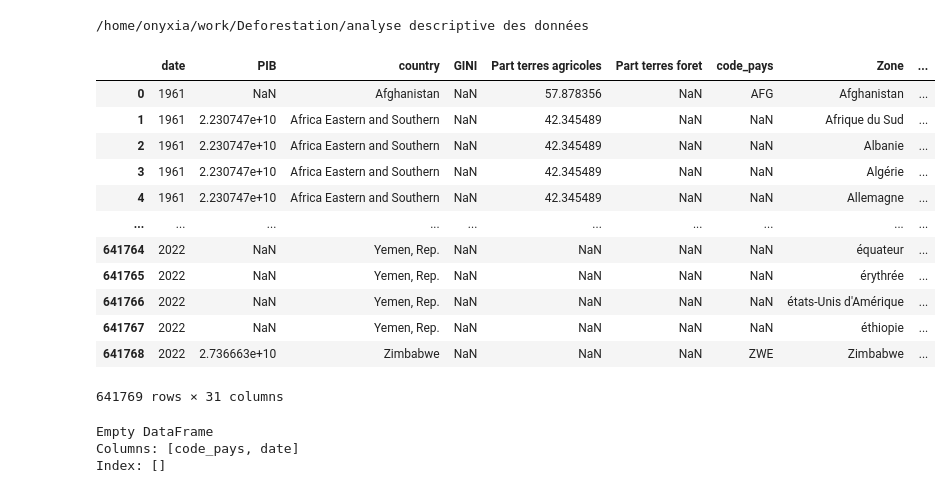
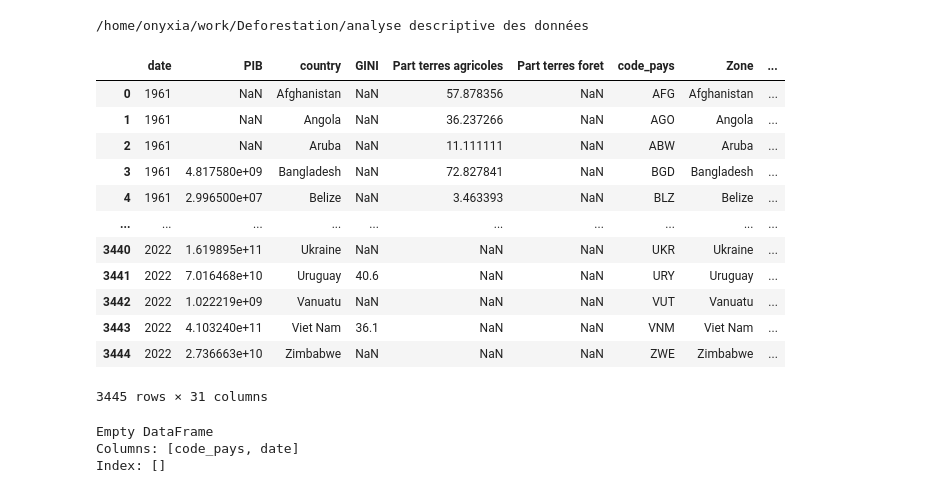
Before and after one commit to marine-huchet/Deforestation, a Jupyter notebook: analyse descriptive des données/analyse descriptive.ipynb, the cells around one changed output. Saved outputs shown, nothing was run; the diff lists cells and outputs as text; code cells hidden in the pictures.

```diff
--- a/analyse descriptive des données/analyse descriptive.ipynb
+++ b/analyse descriptive des données/analyse descriptive.ipynb
@@ -13,27 +13,27 @@ print(os.getcwd())
 # %%
 # Importer les données obtenues précédement
 data_BM = pd.read_csv('/home/onyxia/work/Deforestation/Données API/data_BM.csv')
-data_FAO_pivot = pd.read_csv('/home/onyxia/work/Deforestation/CSV_FAO/data_FAO_pivot.csv')
+data_FAO_pivot = pd.read_csv('/home/onyxia/work/Deforestation/CSV_FAO/data_FAO_pivot.csv', sep=";")
 
 
 
 # On merge les données de la FAO et de la Banque Mondiale
 data = pd.merge(data_BM, data_FAO_pivot, left_on=['code_pays', 'date'], right_on=['code_pays', 'Année'], how='inner')
 data
 # %% [output]
 |  | date | PIB | country | GINI | Part terres agricoles | Part terres foret | code_pays | Zone | ... |
 | 0 | 1961 | NaN | Afghanistan | NaN | 57.878356 | NaN | AFG | Afghanistan | ... |
-| 1 | 1961 | 2.230747e+10 | Africa Eastern and Southern | NaN | 42.345489 | NaN | NaN | Afrique du Sud | ... |
-| 2 | 1961 | 2.230747e+10 | Africa Eastern and Southern | NaN | 42.345489 | NaN | NaN | Albanie | ... |
-| 3 | 1961 | 2.230747e+10 | Africa Eastern and Southern | NaN | 42.345489 | NaN | NaN | Algérie | ... |
-| 4 | 1961 | 2.230747e+10 | Africa Eastern and Southern | NaN | 42.345489 | NaN | NaN | Allemagne | ... |
+| 1 | 1961 | NaN | Angola | NaN | 36.237266 | NaN | AGO | Angola | ... |
+| 2 | 1961 | NaN | Aruba | NaN | 11.111111 | NaN | ABW | Aruba | ... |
+| 3 | 1961 | 4.817580e+09 | Bangladesh | NaN | 72.827841 | NaN | BGD | Bangladesh | ... |
+| 4 | 1961 | 2.996500e+07 | Belize | NaN | 3.463393 | NaN | BLZ | Belize | ... |
 | ... | ... | ... | ... | ... | ... | ... | ... | ... | ... |
-| 641764 | 2022 | NaN | Yemen, Rep. | NaN | NaN | NaN | NaN | équateur | ... |
-| 641765 | 2022 | NaN | Yemen, Rep. | NaN | NaN | NaN | NaN | érythrée | ... |
-| 641766 | 2022 | NaN | Yemen, Rep. | NaN | NaN | NaN | NaN | états-Unis d'Amérique | ... |
-| 641767 | 2022 | NaN | Yemen, Rep. | NaN | NaN | NaN | NaN | éthiopie | ... |
-| 641768 | 2022 | 2.736663e+10 | Zimbabwe | NaN | NaN | NaN | ZWE | Zimbabwe | ... |
+| 3440 | 2022 | 1.619895e+11 | Ukraine | NaN | NaN | NaN | UKR | Ukraine | ... |
+| 3441 | 2022 | 7.016468e+10 | Uruguay | 40.6 | NaN | NaN | URY | Uruguay | ... |
+| 3442 | 2022 | 1.022219e+09 | Vanuatu | NaN | NaN | NaN | VUT | Vanuatu | ... |
+| 3443 | 2022 | 4.103240e+11 | Viet Nam | 36.1 | NaN | NaN | VNM | Viet Nam | ... |
+| 3444 | 2022 | 2.736663e+10 | Zimbabwe | NaN | NaN | NaN | ZWE | Zimbabwe | ... |
-641769 rows × 31 columns
+3445 rows × 31 columns
 # %%
 print(data.loc[data["country"]=="Monde",["code_pays","date"]])
 # %% [output]
```
Also changed, not shown: parts of 1 cell of this notebook, 3 other files.
